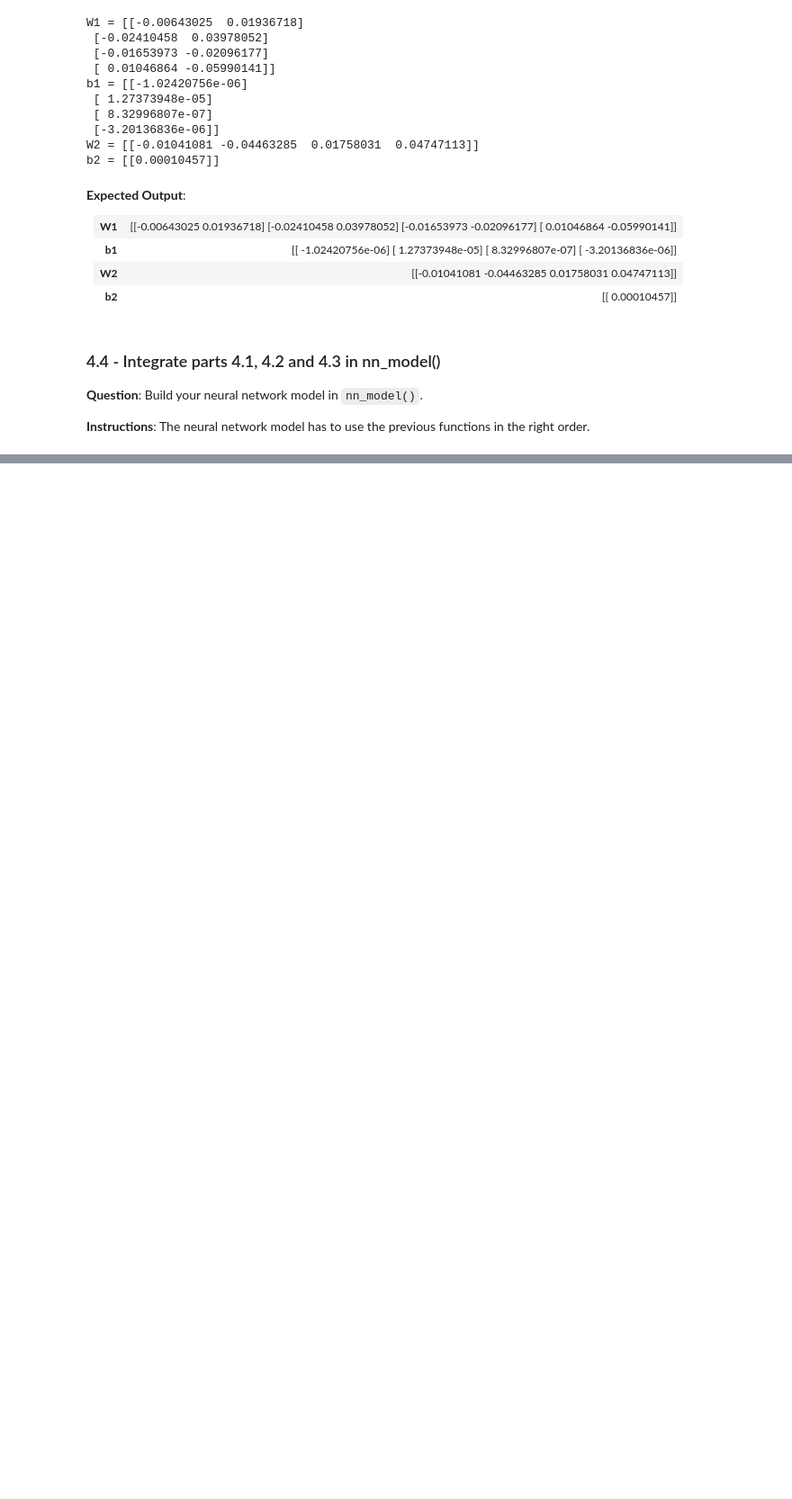
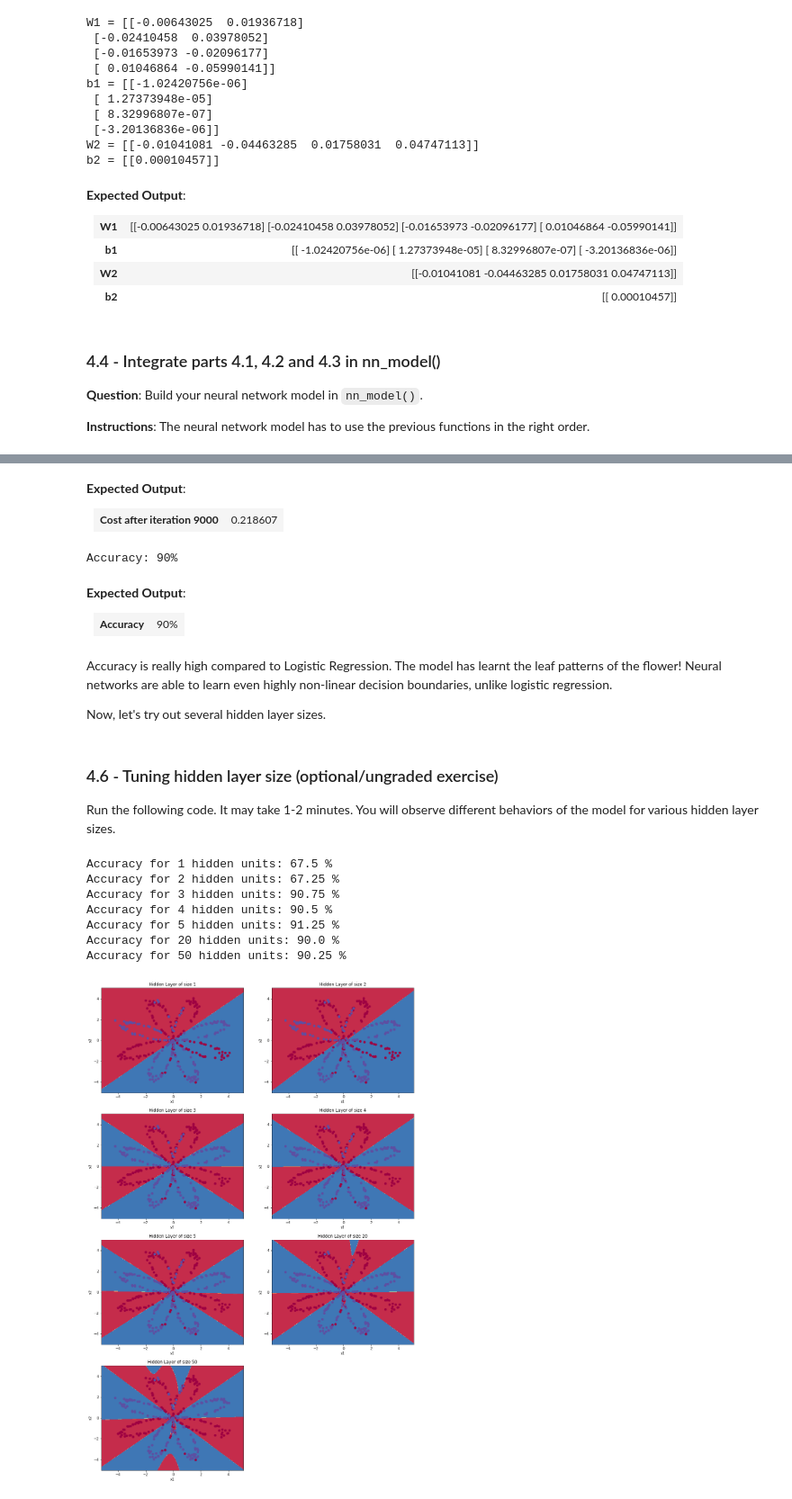
Before and after one commit to SamuelBFG/DL-studies, a Jupyter notebook: Deep Learning Cousera/Week 3/planar data classification.ipynb, the cells around one changed output, grey strips where cells are left out. Shown: that part at 90% size. Saved outputs shown, nothing was run; the diff lists cells and outputs as text; code cells hidden in the pictures; blank space fills up the shorter version.

```diff
--- a/Deep Learning Cousera/Week 3/planar data classification.ipynb
+++ b/Deep Learning Cousera/Week 3/planar data classification.ipynb
@@ -686,0 +889,55 @@ b2 = [[0.00010457]]
+# %% [markdown]
+**Expected Output**:
+
+<table style="width:40%">
+  <tr>
+      <td><b>Cost after iteration 9000</b></td>
+    <td> 0.218607 </td>
+  </tr>
+
+</table>
+# %%
+# Print accuracy
+predictions = predict(parameters, X)
+print ('Accuracy: %d' % float((np.dot(Y,predictions.T) + np.dot(1-Y,1-predictions.T))/float(Y.size)*100) + '%')
+# %% [output]
+Accuracy: 90%
+# %% [markdown]
+**Expected Output**:
+
+<table style="width:15%">
+  <tr>
+      <td><b>Accuracy</b></td>
+    <td> 90% </td>
+  </tr>
+</table>
+# %% [markdown]
+Accuracy is really high compared to Logistic Regression. The model has learnt the leaf patterns of the flower! Neural networks are able to learn even highly non-linear decision boundaries, unlike logistic regression.
+
+Now, let's try out several hidden layer sizes.
+# %% [markdown]
+### 4.6 - Tuning hidden layer size (optional/ungraded exercise) ###
+
+Run the following code. It may take 1-2 minutes. You will observe different behaviors of the model for various hidden layer sizes.
+# %%
+# This may take about 2 minutes to run
+
+plt.figure(figsize=(16, 32))
+hidden_layer_sizes = [1, 2, 3, 4, 5, 20, 50]
+for i, n_h in enumerate(hidden_layer_sizes):
+    plt.subplot(5, 2, i+1)
+    plt.title('Hidden Layer of size %d' % n_h)
+    parameters = nn_model(X, Y, n_h, num_iterations = 5000)
+    plot_decision_boundary(lambda x: predict(parameters, x.T), X, Y)
+    predictions = predict(parameters, X)
+    accuracy = float((np.dot(Y,predictions.T) + np.dot(1-Y,1-predictions.T))/float(Y.size)*100)
+    print ("Accuracy for {} hidden units: {} %".format(n_h, accuracy))
+# %% [output]
+Accuracy for 1 hidden units: 67.5 %
+Accuracy for 2 hidden units: 67.25 %
+Accuracy for 3 hidden units: 90.75 %
+Accuracy for 4 hidden units: 90.5 %
+Accuracy for 5 hidden units: 91.25 %
+Accuracy for 20 hidden units: 90.0 %
+Accuracy for 50 hidden units: 90.25 %
+[figure, added]
```
Also changed, not shown: parts of 14 cells of this notebook.
